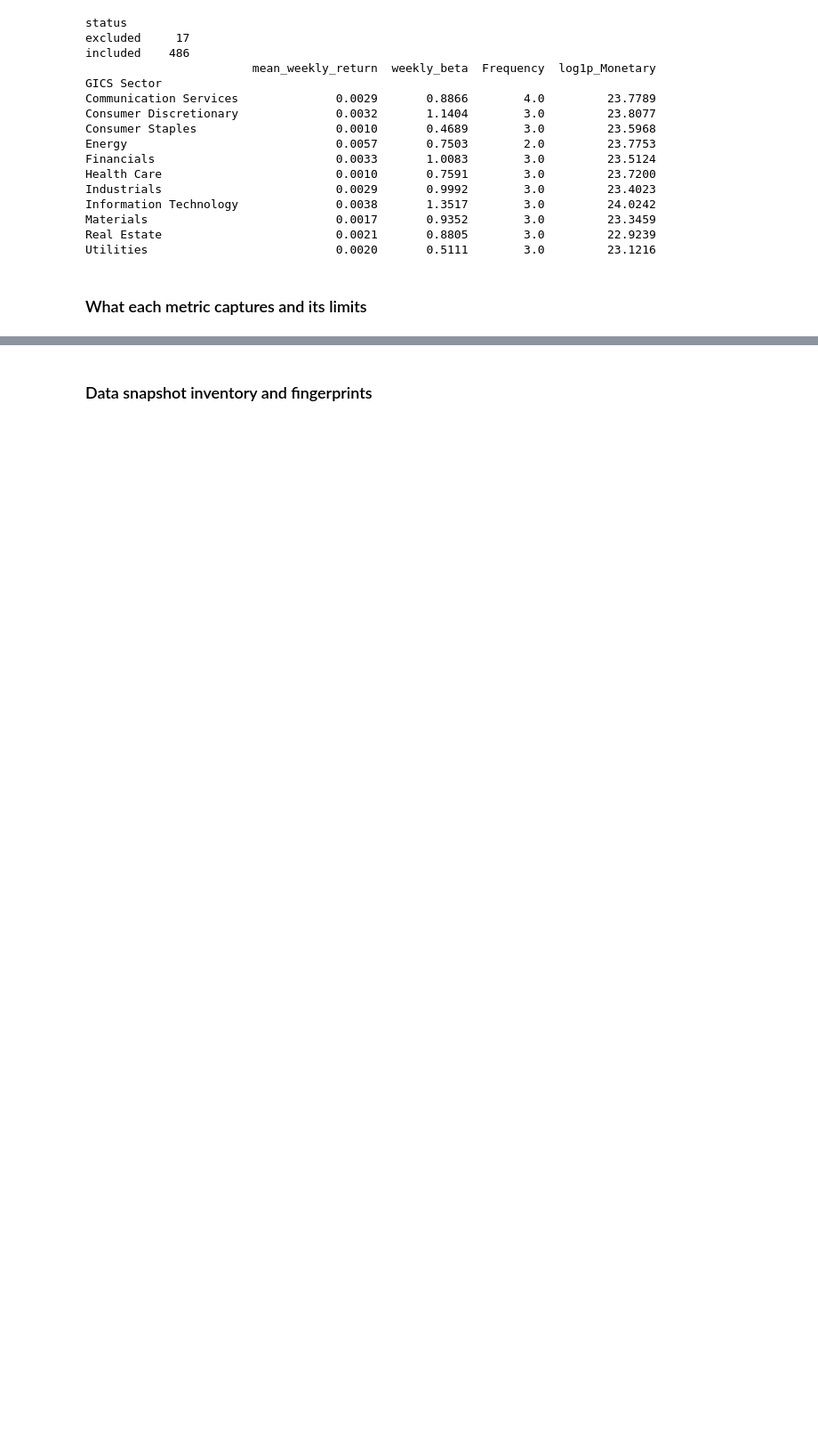
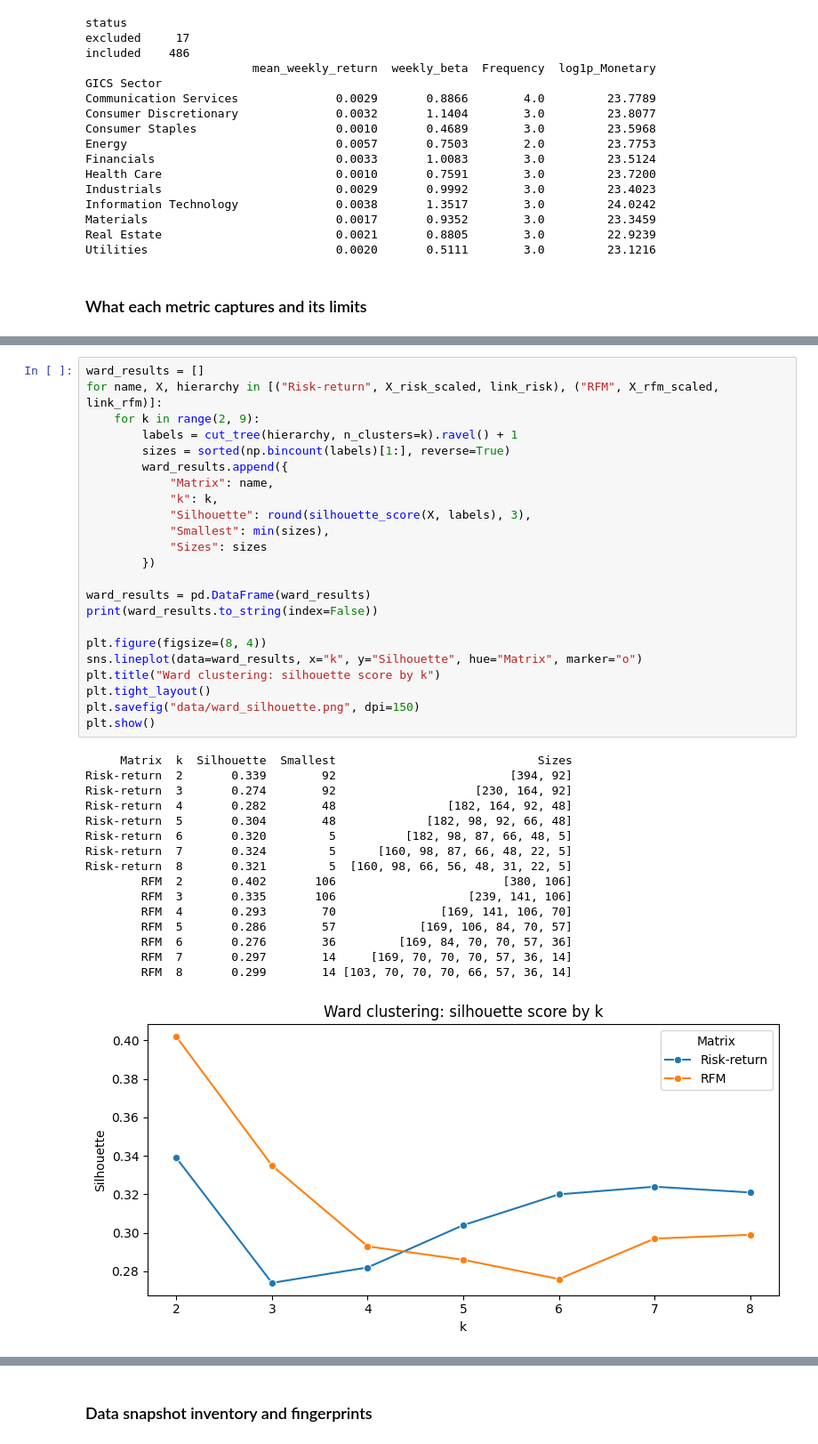
Before and after one commit to Thisen438/CRM-Coursework, a Jupyter notebook: CWK1_Stock_Segmentation_RFM.ipynb, the cells around one changed output, grey strips where cells are left out. Shown at 89% size. Drawn from its saved outputs; the diff is of its cells as text; blank space fills up the shorter version.

```diff
--- a/CWK1_Stock_Segmentation_RFM.ipynb
+++ b/CWK1_Stock_Segmentation_RFM.ipynb
@@ -624,0 +730,40 @@ Utilities                           0.0020       0.5111        3.0         23.12
+# %%
+ward_results = []
+for name, X, hierarchy in [("Risk-return", X_risk_scaled, link_risk), ("RFM", X_rfm_scaled, link_rfm)]:
+    for k in range(2, 9):
+        labels = cut_tree(hierarchy, n_clusters=k).ravel() + 1
+        sizes = sorted(np.bincount(labels)[1:], reverse=True)
+        ward_results.append({
+            "Matrix": name,
+            "k": k,
+            "Silhouette": round(silhouette_score(X, labels), 3),
+            "Smallest": min(sizes),
+            "Sizes": sizes
+        })
+
+ward_results = pd.DataFrame(ward_results)
+print(ward_results.to_string(index=False))
+
+plt.figure(figsize=(8, 4))
+sns.lineplot(data=ward_results, x="k", y="Silhouette", hue="Matrix", marker="o")
+plt.title("Ward clustering: silhouette score by k")
+plt.tight_layout()
+plt.savefig("data/ward_silhouette.png", dpi=150)
+plt.show()
+# %% [output]
+     Matrix  k  Silhouette  Smallest                             Sizes
+Risk-return  2       0.339        92                         [394, 92]
+Risk-return  3       0.274        92                    [230, 164, 92]
+Risk-return  4       0.282        48                [182, 164, 92, 48]
+Risk-return  5       0.304        48             [182, 98, 92, 66, 48]
+Risk-return  6       0.320         5          [182, 98, 87, 66, 48, 5]
+Risk-return  7       0.324         5      [160, 98, 87, 66, 48, 22, 5]
+Risk-return  8       0.321         5  [160, 98, 66, 56, 48, 31, 22, 5]
+        RFM  2       0.402       106                        [380, 106]
+        RFM  3       0.335       106                   [239, 141, 106]
+        RFM  4       0.293        70               [169, 141, 106, 70]
+        RFM  5       0.286        57            [169, 106, 84, 70, 57]
+        RFM  6       0.276        36         [169, 84, 70, 70, 57, 36]
+        RFM  7       0.297        14     [169, 70, 70, 70, 57, 36, 14]
+        RFM  8       0.299        14 [103, 70, 70, 70, 66, 57, 36, 14]
+[figure, added]
```
Also changed, not shown: parts of 42 cells of this notebook, 12 other files.
